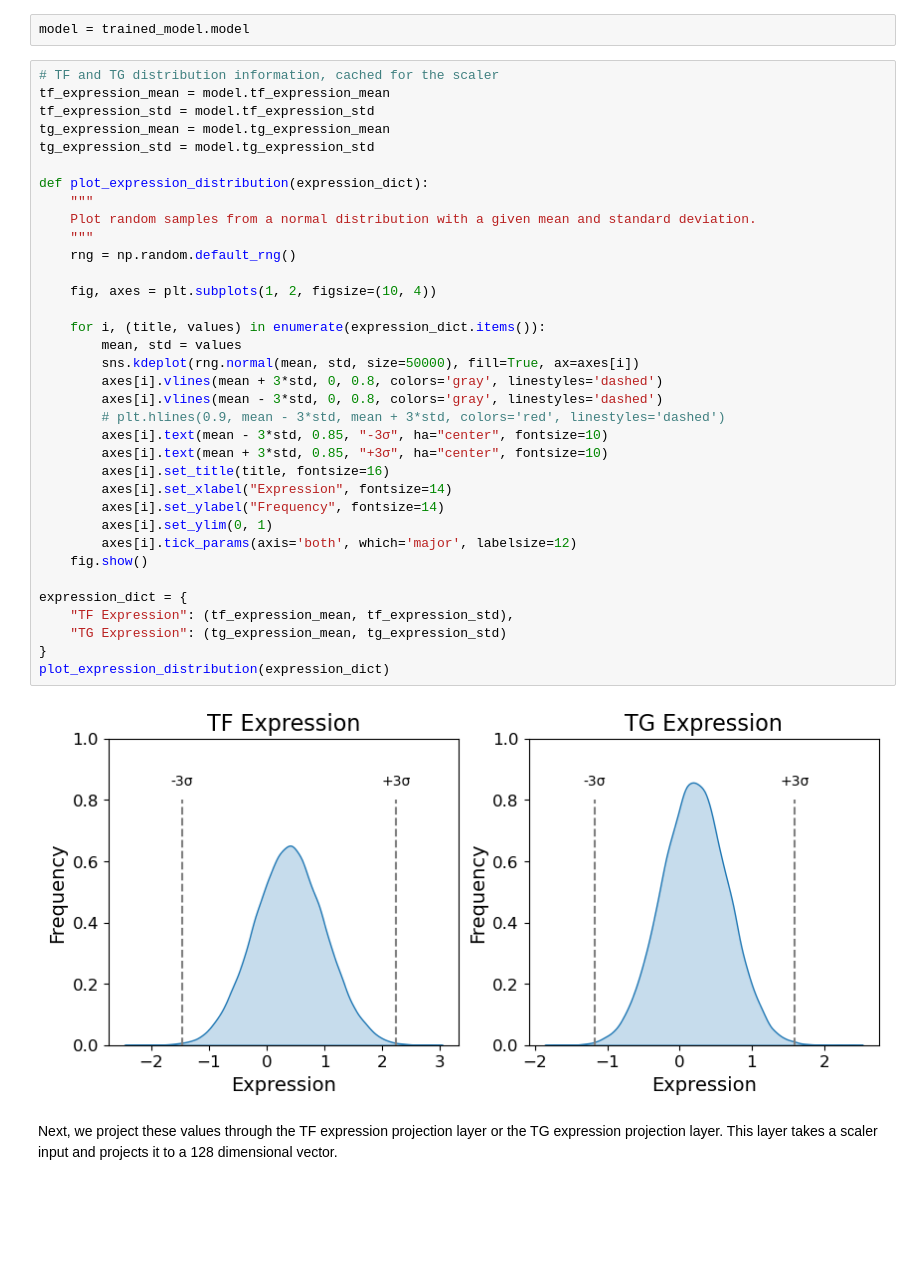
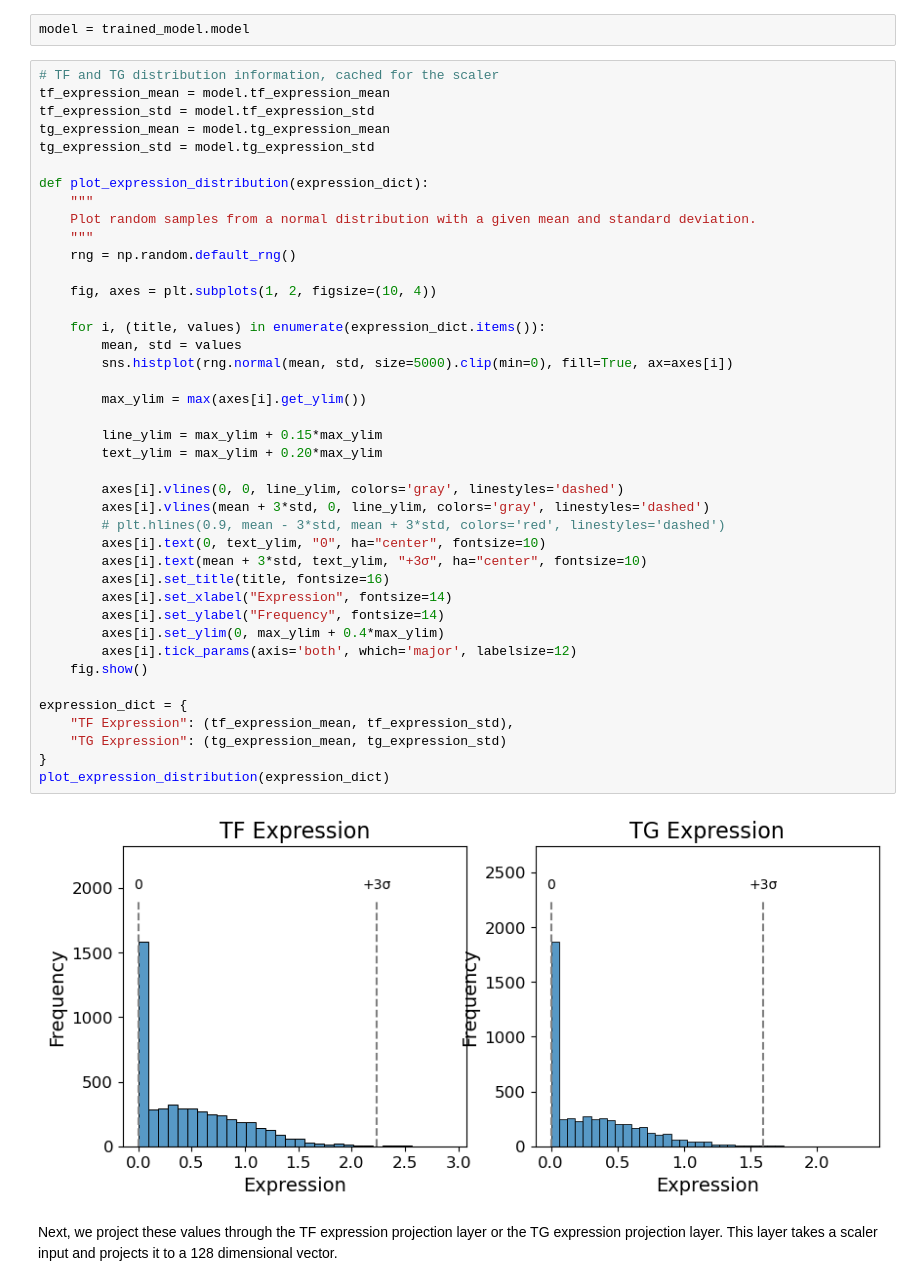
Before and after one commit to emoeller80281/Custom_GRN_Inference, a Jupyter notebook: TETHER/scripts/explore_model_features.ipynb, the cells around one changed output. Cells and saved outputs as stored; diff of their text form; blank space fills up the shorter version.

```diff
--- a/TETHER/scripts/explore_model_features.ipynb
+++ b/TETHER/scripts/explore_model_features.ipynb
@@ -503,40 +611,46 @@ model = trained_model.model
 # %%
 # TF and TG distribution information, cached for the scaler
 tf_expression_mean = model.tf_expression_mean
 tf_expression_std = model.tf_expression_std
 tg_expression_mean = model.tg_expression_mean
 tg_expression_std = model.tg_expression_std
 
 def plot_expression_distribution(expression_dict):
     """
     Plot random samples from a normal distribution with a given mean and standard deviation.
     """
     rng = np.random.default_rng()
 
     fig, axes = plt.subplots(1, 2, figsize=(10, 4))
 
     for i, (title, values) in enumerate(expression_dict.items()):
         mean, std = values
-        sns.kdeplot(rng.normal(mean, std, size=50000), fill=True, ax=axes[i])
-        axes[i].vlines(mean + 3*std, 0, 0.8, colors='gray', linestyles='dashed')
-        axes[i].vlines(mean - 3*std, 0, 0.8, colors='gray', linestyles='dashed')
+        sns.histplot(rng.normal(mean, std, size=5000).clip(min=0), fill=True, ax=axes[i])
+
+        max_ylim = max(axes[i].get_ylim())
+
+        line_ylim = max_ylim + 0.15*max_ylim
+        text_ylim = max_ylim + 0.20*max_ylim
+
+        axes[i].vlines(0, 0, line_ylim, colors='gray', linestyles='dashed')
+        axes[i].vlines(mean + 3*std, 0, line_ylim, colors='gray', linestyles='dashed')
         # plt.hlines(0.9, mean - 3*std, mean + 3*std, colors='red', linestyles='dashed')
-        axes[i].text(mean - 3*std, 0.85, "-3σ", ha="center", fontsize=10)
-        axes[i].text(mean + 3*std, 0.85, "+3σ", ha="center", fontsize=10)
+        axes[i].text(0, text_ylim, "0", ha="center", fontsize=10)
+        axes[i].text(mean + 3*std, text_ylim, "+3σ", ha="center", fontsize=10)
         axes[i].set_title(title, fontsize=16)
         axes[i].set_xlabel("Expression", fontsize=14)
         axes[i].set_ylabel("Frequency", fontsize=14)
-        axes[i].set_ylim(0, 1)
+        axes[i].set_ylim(0, max_ylim + 0.4*max_ylim)
         axes[i].tick_params(axis='both', which='major', labelsize=12)
     fig.show()
 
 expression_dict = {
     "TF Expression": (tf_expression_mean, tf_expression_std),
     "TG Expression": (tg_expression_mean, tg_expression_std)
 }
 plot_expression_distribution(expression_dict)
 # %% [output]
-[figure, old version]
+[figure, new version]
 # %% [markdown]
 Next, we project these values through the TF expression projection layer or the TG expression projection layer. This layer takes a scaler input and projects it to a 128 dimensional vector.
 # %%
```
Also changed, not shown: parts of 46 cells of this notebook, 4 other files.
